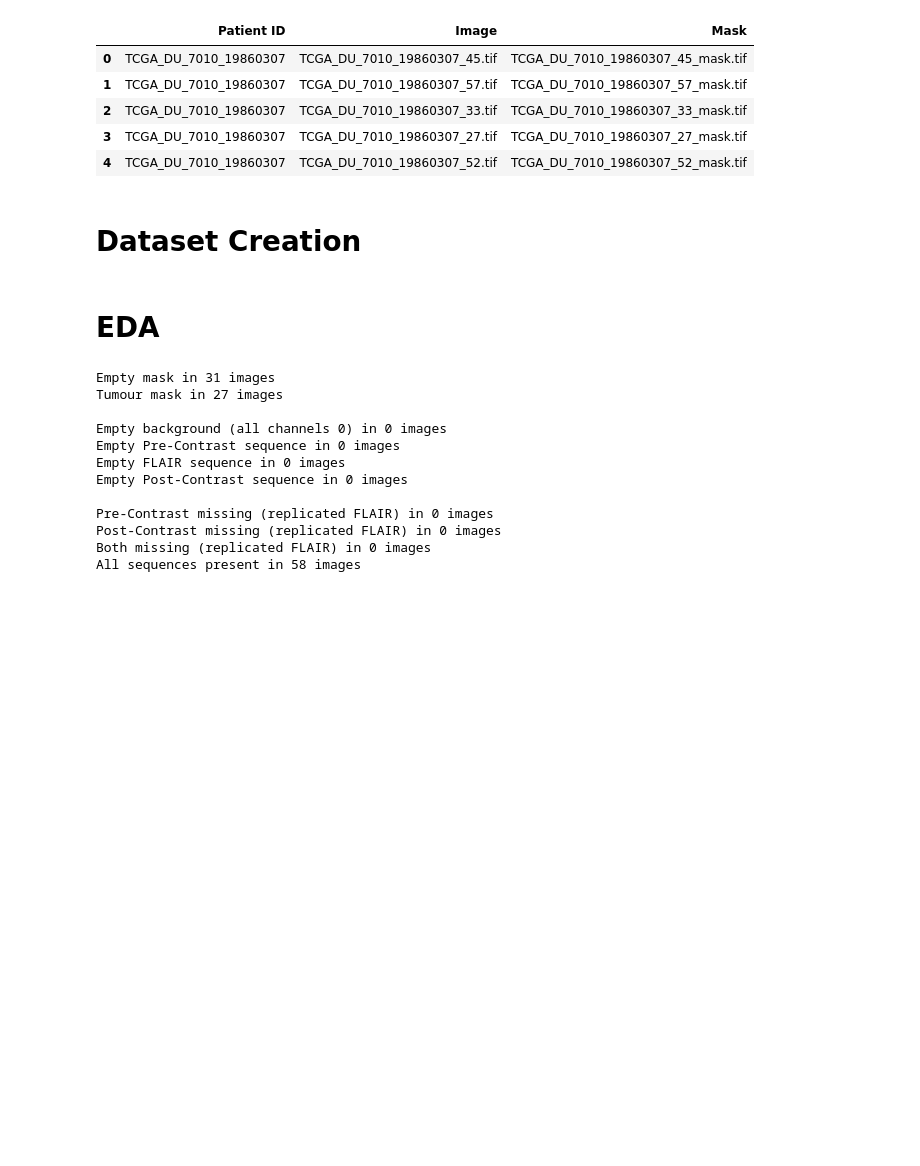
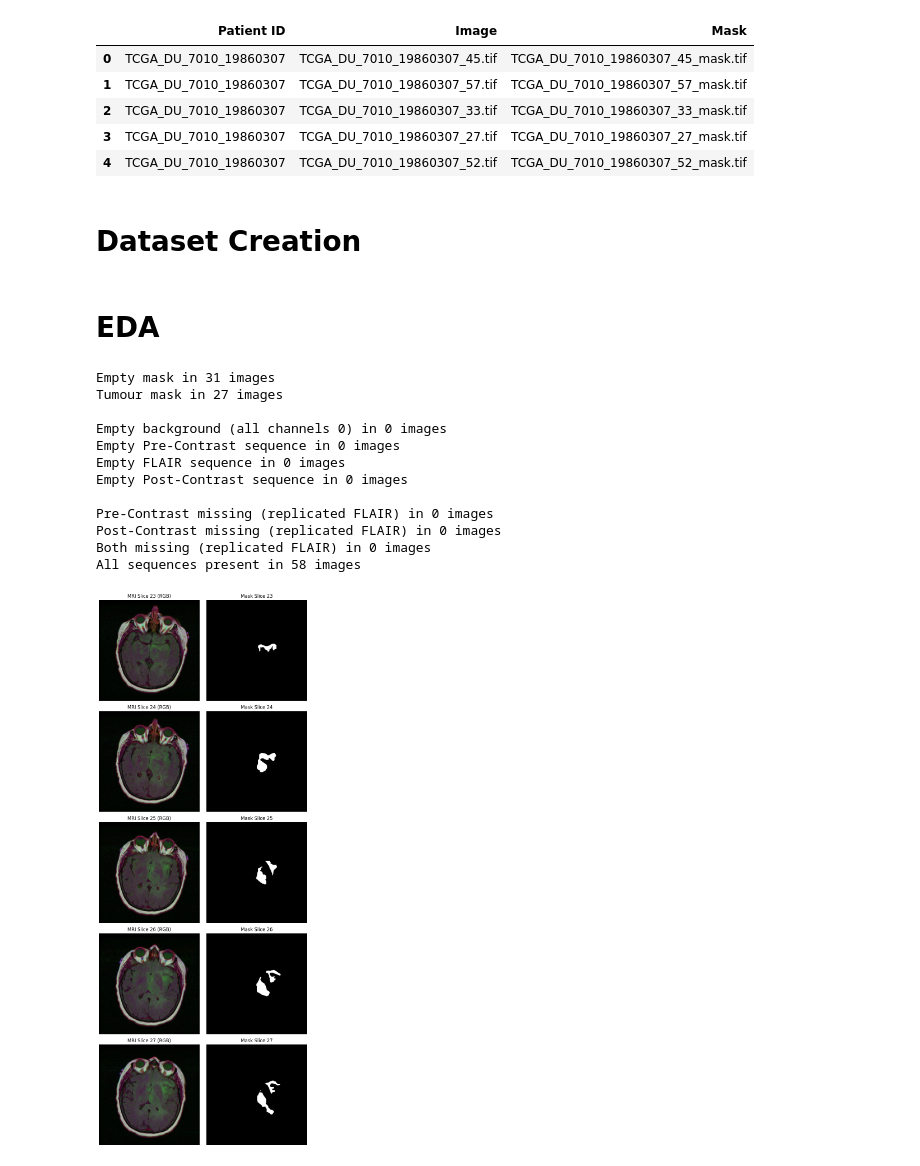
Before and after one commit to slyofzero/MRI-Segmentation, a Jupyter notebook: Patient-Wise EDA.ipynb, the cells around one changed output. Saved outputs shown, nothing was run; the diff lists cells and outputs as text; code cells hidden in the pictures; blank space fills up the shorter version.

```diff
--- a/Patient-Wise EDA.ipynb
+++ b/Patient-Wise EDA.ipynb
@@ -209,3 +209,63 @@ Pre-Contrast missing (replicated FLAIR) in 0 images
 Post-Contrast missing (replicated FLAIR) in 0 images
 Both missing (replicated FLAIR) in 0 images
 All sequences present in 58 images
+# %%
+def plot_patient_mri_slices(patient_idx, slice_idxs=None, nrows=5, shuffle=True, separate_channels=False):
+    random.seed(42)
+
+    p_slices, p_masks = pw_mri_ds[patient_idx]
+
+    if slice_idxs is None:
+        slice_idxs = list(range(p_slices.shape[0]))
+    else:
+        slice_idxs = list(slice_idxs)
+
+    if not slice_idxs:
+        print(f"No slices found to plot for patient {patient_idx}.")
+        return
+
+    nrows = min(len(slice_idxs), nrows)
+
+    if shuffle:
+        slice_idxs = random.sample(slice_idxs, nrows)
+    else:
+        slice_idxs = slice_idxs[:nrows]
+
+    # 4 columns for separated sequences + mask; 2 columns for RGB composite + mask
+    ncols = 4 if separate_channels else 2
+
+    fig, axes = plt.subplots(nrows, ncols, figsize=(ncols * 4, nrows * 4), squeeze=False)
+
+    for ax_idx, slice_idx in enumerate(slice_idxs):
+        p_slice = p_slices[slice_idx]
+        p_mask  = p_masks[slice_idx]
+
+        if separate_channels:
+            axes[ax_idx, 0].imshow(p_slice[0].cpu().numpy(), cmap="gray")
+            axes[ax_idx, 0].set_title(f"Slice {slice_idx}: Pre-Contrast")
+
+            axes[ax_idx, 1].imshow(p_slice[1].cpu().numpy(), cmap="gray")
+            axes[ax_idx, 1].set_title(f"Slice {slice_idx}: FLAIR")
+
+            axes[ax_idx, 2].imshow(p_slice[2].cpu().numpy(), cmap="gray")
+            axes[ax_idx, 2].set_title(f"Slice {slice_idx}: Post-Contrast")
+
+            axes[ax_idx, 3].imshow(p_mask[0].cpu().numpy(), cmap="gray")
+            axes[ax_idx, 3].set_title(f"Slice {slice_idx}: Mask")
+        else:
+            rgb_img = p_slice.permute(1, 2, 0).cpu().numpy()
+            axes[ax_idx, 0].imshow(rgb_img)
+            axes[ax_idx, 0].set_title(f"MRI Slice {slice_idx} (RGB)")
+
+            axes[ax_idx, 1].imshow(p_mask[0].cpu().numpy(), cmap="gray")
+            axes[ax_idx, 1].set_title(f"Mask Slice {slice_idx}")
+
+        for col in range(ncols):
+            axes[ax_idx, col].axis("off")
+
+    plt.tight_layout()
+    plt.show()
+
+plot_patient_mri_slices(0, slice_idxs=p_stats["tumour_mask"], shuffle=False)
+# %% [output]
+[figure, added]
```
Also changed, not shown: parts of 15 cells of this notebook.
